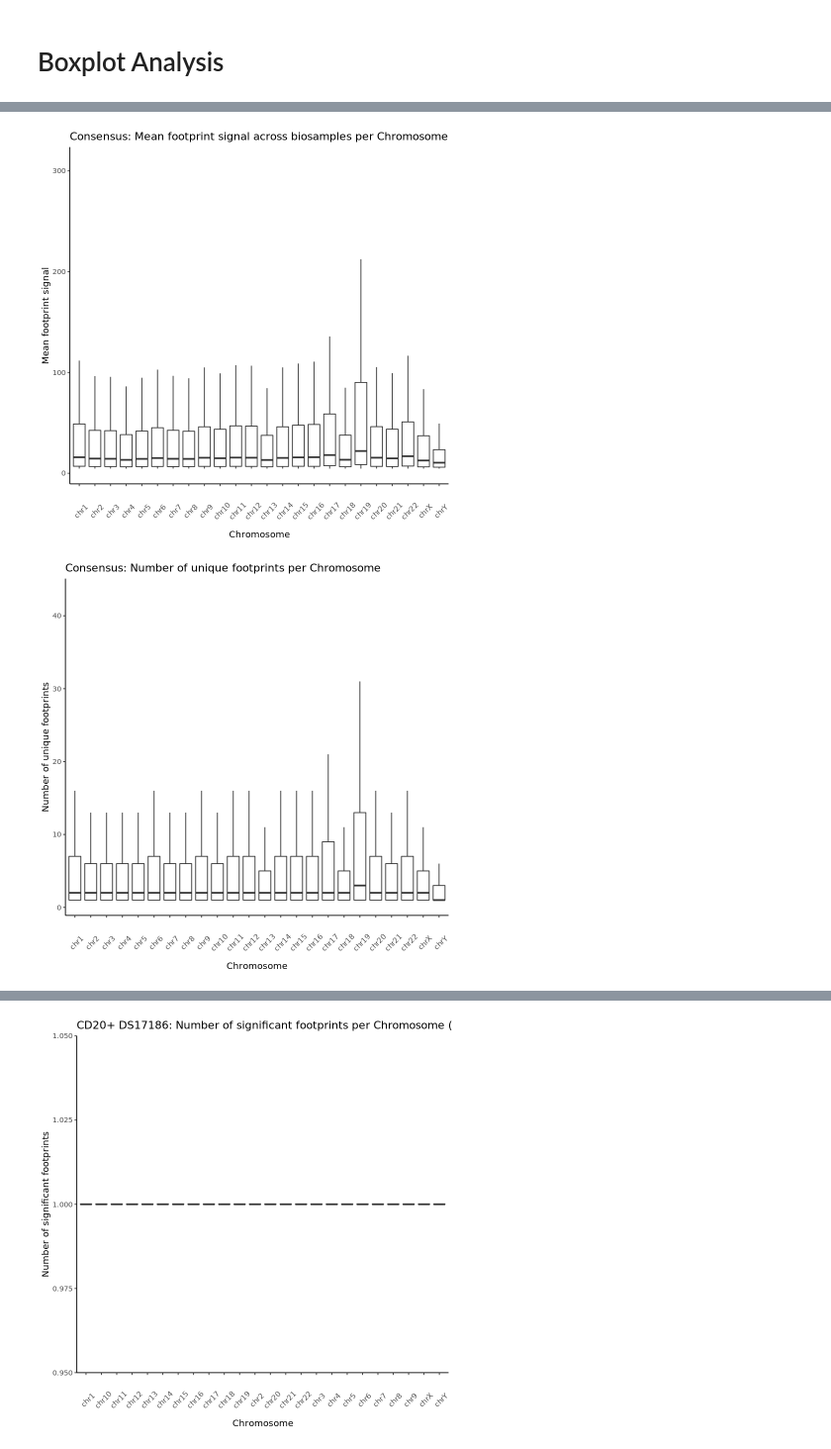
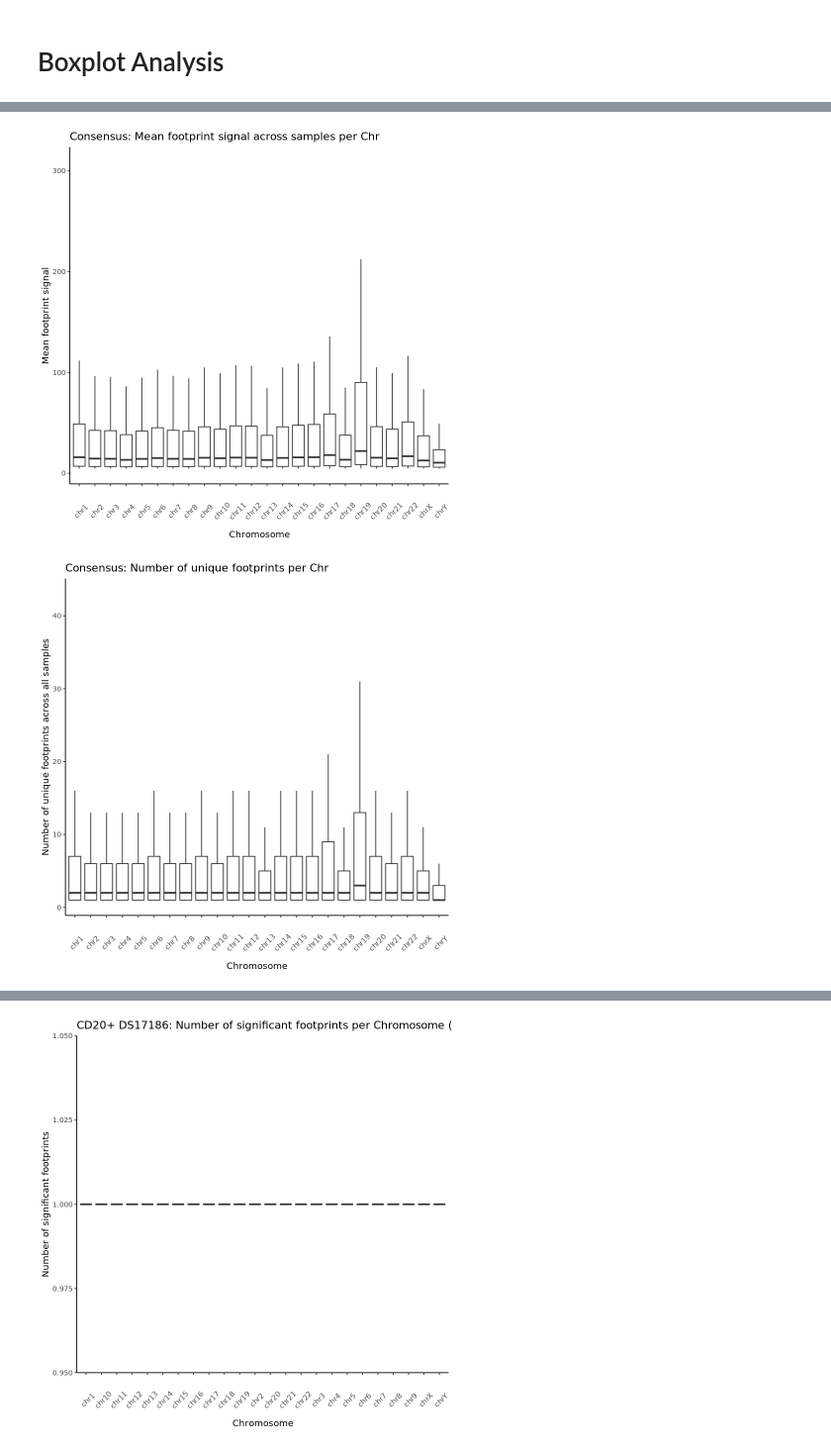
Before and after one commit to apblair/human-TF-footprinting, a Jupyter notebook: Notebooks/ConsensusTF-PermutationAnalysis.ipynb, the cells around one changed output, grey strips where cells are left out. Shown at 99% size. Cells and saved outputs as stored; diff of their text form; code cells hidden in the pictures.

```diff
--- a/Notebooks/ConsensusTF-PermutationAnalysis.ipynb
+++ b/Notebooks/ConsensusTF-PermutationAnalysis.ipynb
@@ -217,23 +203,23 @@ rename.chr[[23]] <- 'chrX'
 consensus_boxplot_df$X <- factor(consensus_boxplot_df$X, levels=rename.chr)
 
 dhs.boxplot(consensus_boxplot_df,
-           "Consensus: Mean footprint signal across biosamples per Chromosome",
+           "Consensus: Mean footprint signal across samples per Chr",
            "Chromosome",
            "Mean footprint signal")
 # %% [output]
-[figure, old version]
+[figure, new version]
 # %%
 consensus_boxplot_df <- data.frame(X=consensus_bed@seqnames,Y=consensus_bed$V7)
 rename.chr <- paste(rep('chr',24),seq(1, 24, by=1),sep='')
 rename.chr[[24]] <- 'chrY'
 rename.chr[[23]] <- 'chrX'
 consensus_boxplot_df$X <- factor(consensus_boxplot_df$X, levels=rename.chr)
 
 
 dhs.boxplot(consensus_boxplot_df,
-           "Consensus: Number of unique footprints per Chromosome",
+           "Consensus: Number of unique footprints per Chr",
            "Chromosome",
-           "Number of unique footprints")
+           "Number of unique footprints across all samples")
 # %% [output]
-[figure, old version]
+[figure, new version]
 # %%
```
Also changed, not shown: parts of 7 cells of this notebook.
